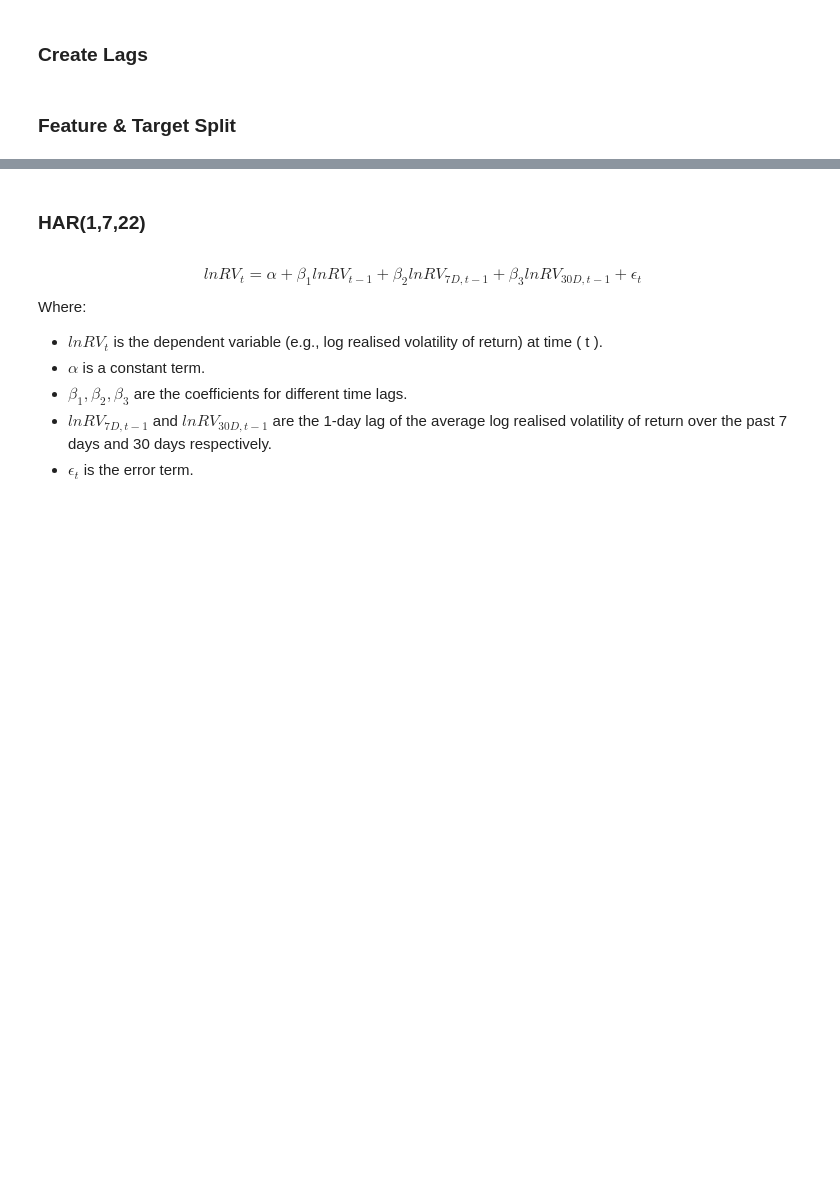
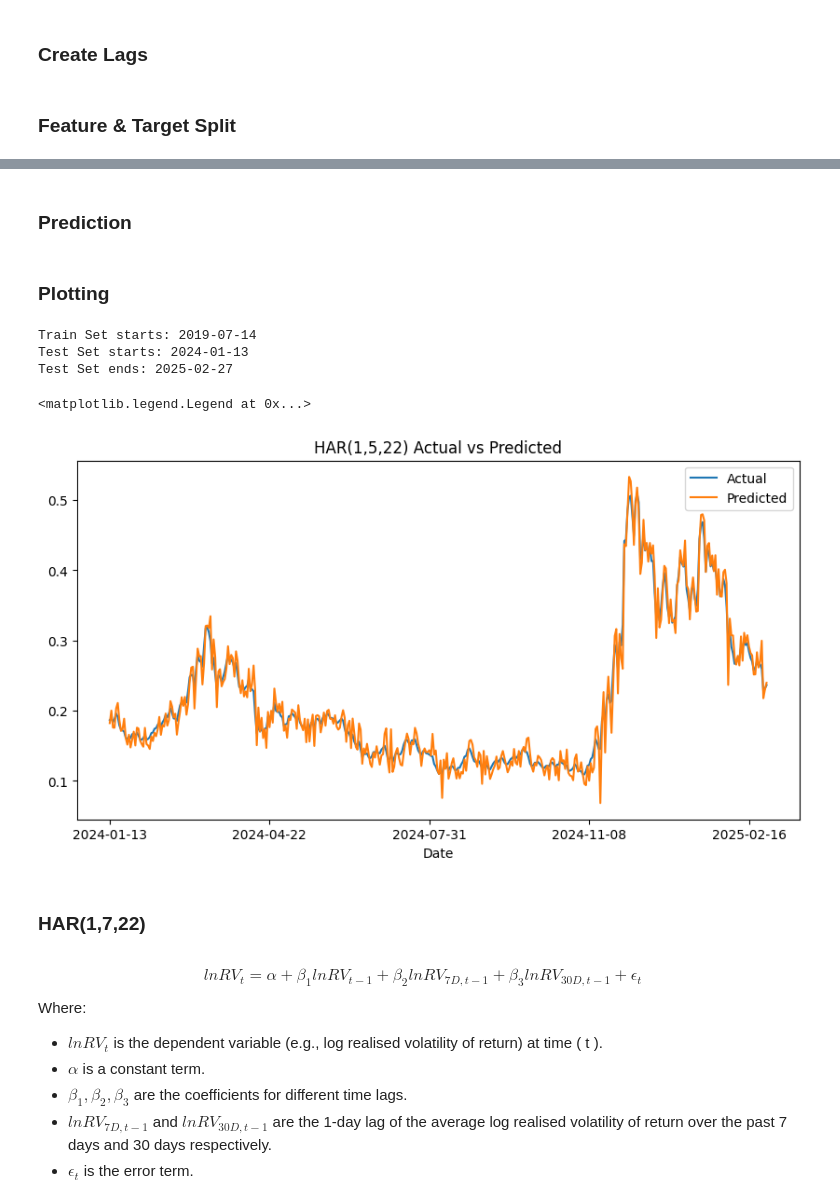
Before and after one commit to kiwi-lemongrass/DSE4101_Individual-Project, a Jupyter notebook: src/HAR.ipynb, the cells around one changed output, grey strips where cells are left out. Cells and saved outputs as stored; diff of their text form; code cells hidden in the pictures; blank space fills up the shorter version.

```diff
--- a/src/HAR.ipynb
+++ b/src/HAR.ipynb
@@ -97,7 +73,0 @@ print(model.summary())
-# %%
-# Predict y values
-X_test = sm.add_constant(X_test)
-y_pred = model.predict(X_test)
-
-# Save the predicted values
-y_pred.to_csv('../res/1D/HAR(1,5,22).csv', index=False)
@@ -103,0 +76,34 @@ y_pred.to_csv('../res/1D/HAR(1,5,22).csv', index=False)
+# %%
+def split_t_t(X, y):
+    train_size = int(len(X) * 0.8)
+    X_train, X_test = X[:train_size], X[train_size:]
+    y_train, y_test = y[:train_size], y[train_size:]
+    return X_train, X_test, y_train, y_test
+# %% [markdown]
+### Prediction
+# %%
+def get_pred(df, lags, h):
+
+    # Create lags
+    df = create_lags(df, lags)
+
+    # Split the data into features and target
+    X, y = split_f_t(df, h)
+
+    # Split the data into training and testing sets
+    X_train, X_test, y_train, y_test = split_t_t(X, y)
+    print("Train Set starts:", X_train.index[0])
+    print("Test Set starts:", X_test.index[0])
+    print("Test Set ends:", X_test.index[-1])
+
+    # Fit the model
+    model = sm.OLS(y_train, X_train).fit()
+
+    # Make predictions
+    pred = model.predict(X_test)
+    pred = pd.DataFrame(pred, columns=['Pred'])
+    pred.index = X_test.index
+
+    return pred, y_test
+# %% [markdown]
+### Plotting
@@ -104,15 +121,20 @@ y_pred.to_csv('../res/1D/HAR(1,5,22).csv', index=False)
 # %%
+y_pred, y_test = get_pred(df, [1, 5, 22], 1)
+
 # Plot the predicted values against the actual values
 plt.figure(figsize=(10, 5))
 plt.plot(y_test, label='Actual')
 plt.plot(y_pred, label='Predicted')
 plt.title("HAR(1,5,22) Actual vs Predicted")
 plt.xlabel("Date")
-plt.xticks(ticks=date_ticks)
+plt.xticks(ticks=y_pred.index[::100])
 plt.legend()
-
-# Save the plot
-plt.savefig('../res/1D/HAR(1,5,22)_Actual_vs_Predicted.png')
+# %% [output]
+Train Set starts: 2019-07-14
+Test Set starts: 2024-01-13
+Test Set ends: 2025-02-27
+<matplotlib.legend.Legend at 0x...>
+[figure, added]
 # %% [markdown]
 ### HAR(1,7,22)
 # %% [markdown]
```
Also changed, not shown: parts of 13 cells of this notebook, 49 other files.
